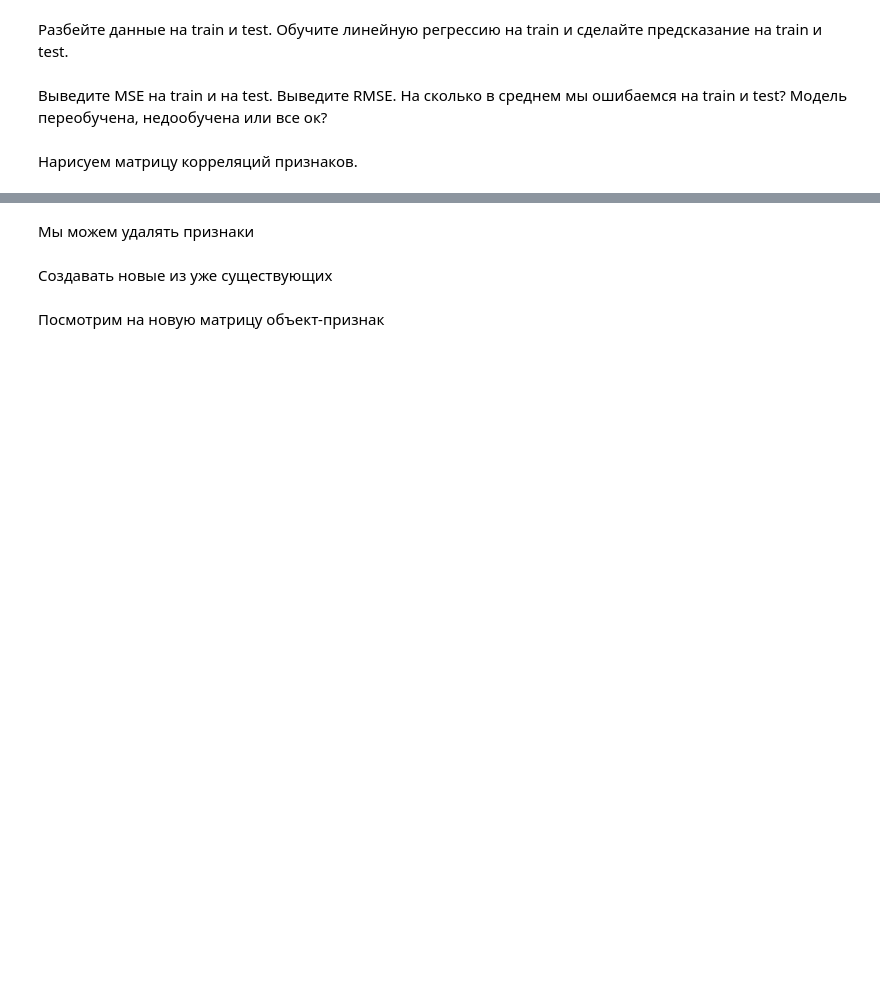
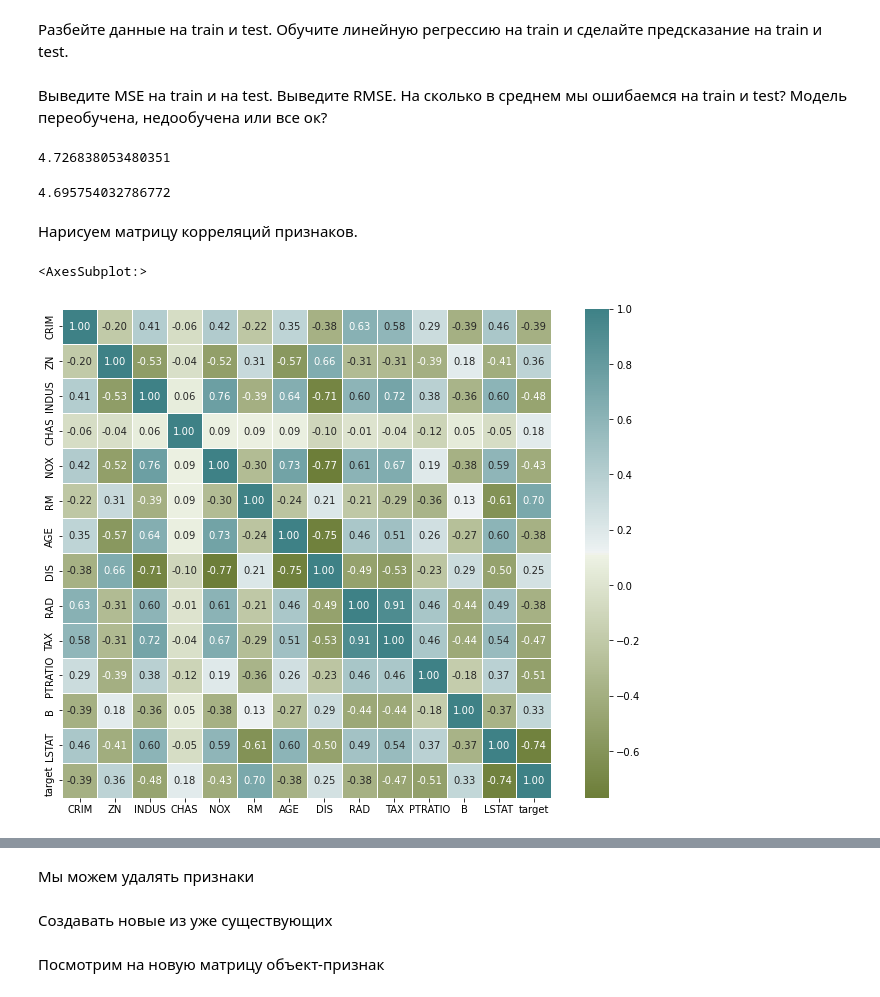
Before and after one commit to rsuh-python/mag2021_ML, a Jupyter notebook: 01-Intro, LinReg/sem01.ipynb, the cells around one changed output, grey strips where cells are left out. Saved outputs shown, nothing was run; the diff lists cells and outputs as text; code cells hidden in the pictures; blank space fills up the shorter version.

```diff
--- a/01-Intro, LinReg/sem01.ipynb
+++ b/01-Intro, LinReg/sem01.ipynb
@@ -86,21 +150,30 @@ y_full = data.target
 # %% [markdown]
 Выведите MSE на train и на test. Выведите RMSE. На сколько в среднем мы ошибаемся на train и test? Модель переобучена, недообучена или все ок?
 # %%
-# your code here
+mean_squared_error(pred_test, ytest) ** 0.5
+# %% [output]
+4.726838053480351
+# %%
+mean_squared_error(pred_train, ytrain) ** 0.5
+# %% [output]
+4.695754032786772
 # %% [markdown]
 Нарисуем матрицу корреляций признаков.
 # %%
 import seaborn as sns
 
 data1 = pd.DataFrame(data=np.c_[data['data'], data['target']],
                      columns=list(data['feature_names']) + ['target'])
 
 plt.figure(figsize=(12,9))
 
 corr = data1.corr()
 
 sns.heatmap(corr,annot=True,linewidths=.5,fmt= '.2f',\
-            mask=np.zeros_like(corr, dtype=np.bool), \
+            mask=np.zeros_like(corr, dtype=bool), \
             cmap=sns.diverging_palette(100,200,as_cmap=True), square=True)
+# %% [output]
+<AxesSubplot:>
+[figure, added]
 # %%
 data1.head()
```
Also changed, not shown: parts of 17 cells of this notebook, 8 other files.
